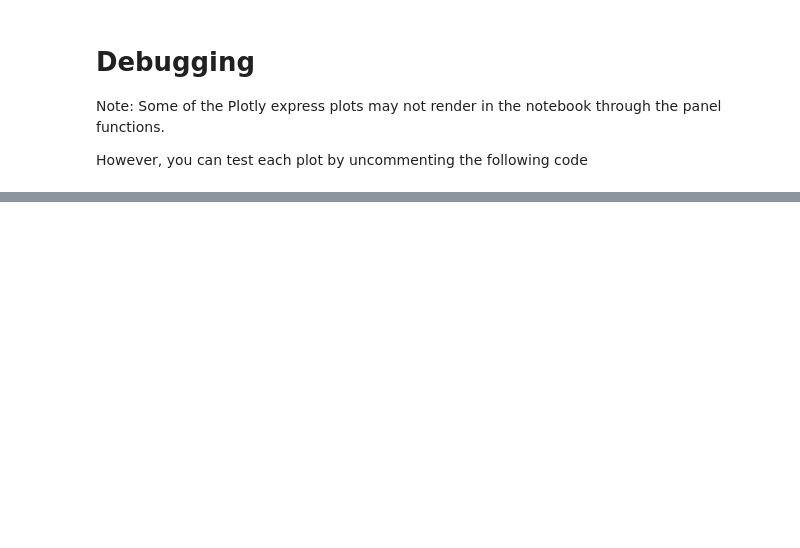
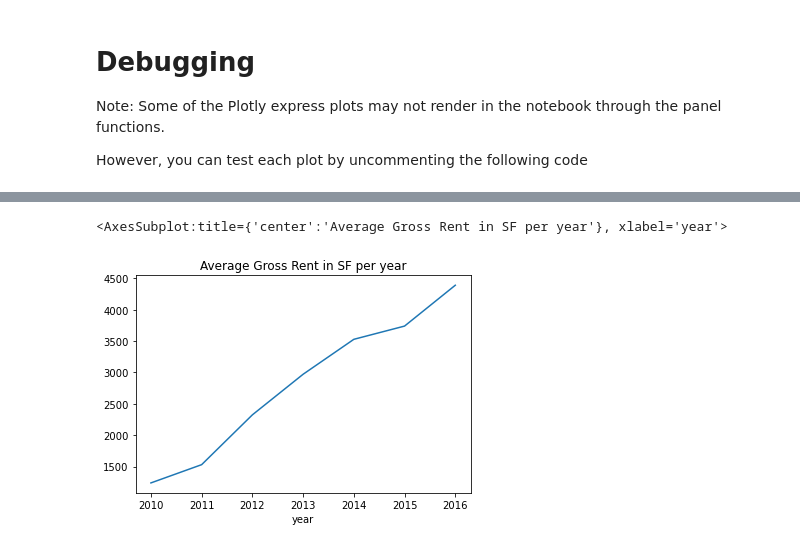
Before and after one commit to gokhanunal34/pyvizApplications, a Jupyter notebook: dashboard.ipynb, the cells around one changed output, grey strips where cells are left out. Cells and saved outputs as stored; diff of their text form; code cells hidden in the pictures; blank space fills up the shorter version.

```diff
--- a/dashboard.ipynb
+++ b/dashboard.ipynb
@@ -378,0 +358,19 @@ NameError: name 'neighborhood_map2' is not defined
+# %%
+# average_gross_rent()
+
+
+def average_gross_rent():
+    sfo_neighborhoods_census = pd.read_csv(
+    Path("sfo_neighborhoods_census_data.csv")
+    )
+    sfo_neighborhoods_census = sfo_neighborhoods_census.reset_index()
+
+    average_sale_price_df = sfo_neighborhoods_census['gross_rent'].groupby(sfo_neighborhoods_census['year']).mean()
+
+    average_rent_plot = average_sale_price_df.plot.line(title="Average Gross Rent in SF per year")
+
+    return average_rent_plot
+average_gross_rent()
+# %% [output]
+<AxesSubplot:title={'center':'Average Gross Rent in SF per year'}, xlabel='year'>
+[figure, added]
```
Also changed, not shown: parts of 26 cells of this notebook.
